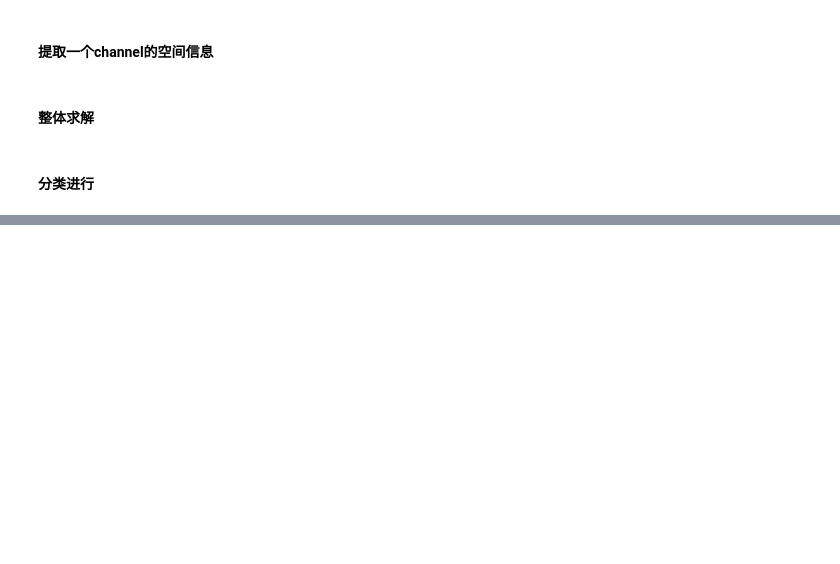
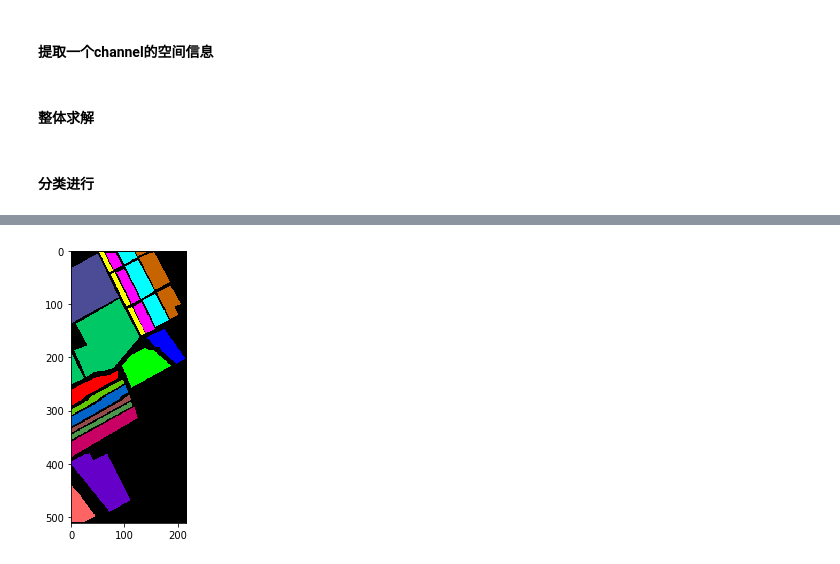
Before and after one commit to SemieZX/matrix_and_vector, a Jupyter notebook: HPI_CH3_EX/Salinas_pca_c.ipynb, the cells around one changed output, grey strips where cells are left out. Cells and saved outputs as stored; diff of their text form; code cells hidden in the pictures; blank space fills up the shorter version.

```diff
--- a/HPI_CH3_EX/Salinas_pca_c.ipynb
+++ b/HPI_CH3_EX/Salinas_pca_c.ipynb
@@ -282,6 +301,8 @@ print (accuracy)
 # %%
 # 原图
-ground_truth = spectral.imshow(classes = output_image.astype(int),figsize =(3,3))
+ground_truth = spectral.imshow(classes = output_image.astype(int),figsize =(5,5))
+# %% [output]
+[figure, added]
 # %%
 # 构造分类图
 k = 0
```
Also changed, not shown: parts of 17 cells of this notebook, 5 other files.
